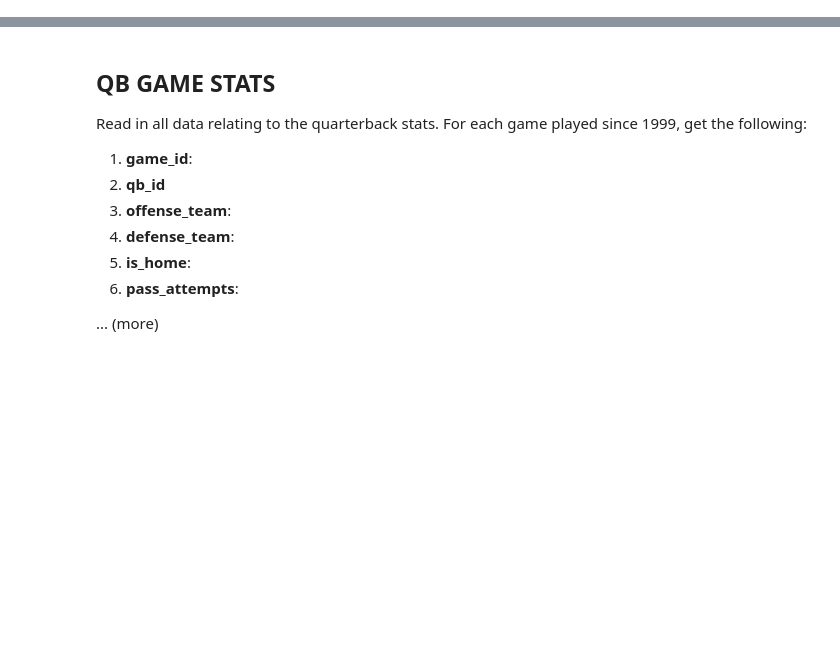
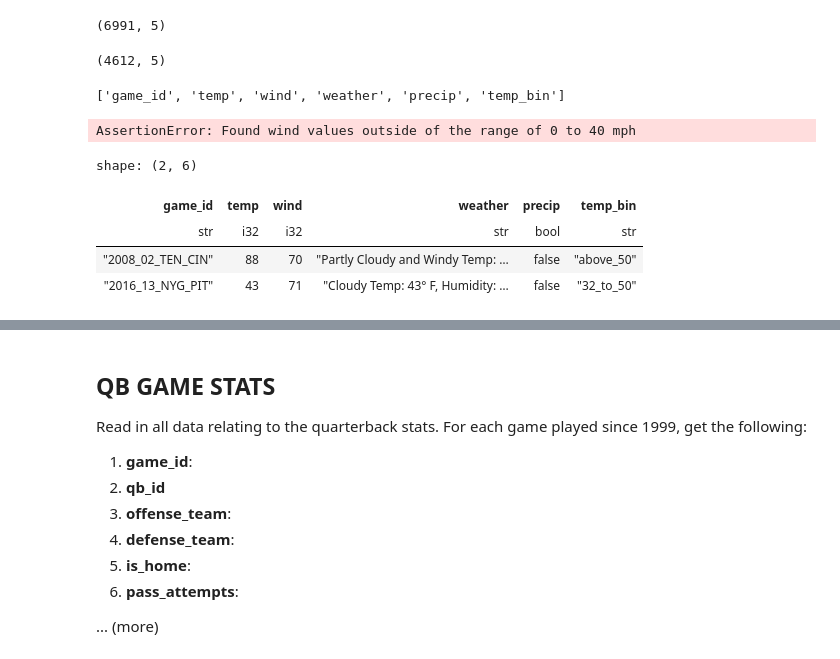
Before and after one commit to jbailey7/ChicagoPassing, a Jupyter notebook: data/data.ipynb, the cells around one changed output, grey strips where cells are left out. Saved outputs shown, nothing was run; the diff lists cells and outputs as text; code cells hidden in the pictures; blank space fills up the shorter version.

```diff
--- a/data/data.ipynb
+++ b/data/data.ipynb
@@ -79,4 +152,9 @@ raw_pbp_data = nfl.load_pbp(range(1999, 2025))
 # %%
+# From the above output, have these precipication incidators
+precip_pattern = (
+    "rain|snow|sleet|drizz|shower|flur|flake|sprinkl|squall|storm"
+)
+
 precip_data = (
     raw_pbp_data
     .select(["game_id", "weather"])
@@ -85,8 +163,7 @@ precip_data = (
         pl.col("weather")
         .cast(pl.Utf8)
         .str.to_lowercase()
-        # look for the following precipitation keywords
-        .str.contains("rain|snow|sleet|shower")
+        .str.contains(precip_pattern)
         .alias("precip")
     )
 )
@@ -138,8 +182,21 @@ Also, I will consider two strategies regarding temperature. First is to treat te
+# %%
+# Quite a few games with no weather data. Dropping for now
+print(weather_data.shape)
+weather_data = weather_data.drop_nulls()
+weather_data.shape
+# %% [output]
+(6991, 5)
+(4612, 5)
 # %%
+# Adding temperature bin columns
 weather_data = weather_data.with_columns(
-    pl.when(pl.col("temp_final") < 0).then("below_0")
-     .when(pl.col("temp_final") < 32).then("0_to_32")
-     .when(pl.col("temp_final") < 50).then("32_to_50")
-     .otherwise("above_50")
+    pl.when(pl.col("temp") < 0).then(pl.lit("below_0"))
+     .when(pl.col("temp") < 32).then(pl.lit("0_to_32"))
+     .when(pl.col("temp") < 50).then(pl.lit("32_to_50"))
+     .otherwise(pl.lit("above_50"))
      .alias("temp_bin")
 )
+# %%
+weather_data.columns
+# %% [output]
+['game_id', 'temp', 'wind', 'weather', 'precip', 'temp_bin']
@@ -145,0 +211,19 @@ weather_data = weather_data.with_columns(
+# %%
+# Checking wind values
+assert (
+    weather_data
+    .filter(~pl.col("wind").is_between(0, 60))
+    .height
+    == 0
+), "Found wind values outside of the range of 0 to 40 mph"
+# %% [output]
+AssertionError: Found wind values outside of the range of 0 to 40 mph
+# %%
+# Investigating outlying high winds
+weather_data.filter(pl.col("wind").is_between(60, 80))
+# %% [output]
+shape: (2, 6)
+| game_id | temp | wind | weather | precip | temp_bin |
+| str | i32 | i32 | str | bool | str |
+| "2008_02_TEN_CIN" | 88 | 70 | "Partly Cloudy and Windy Temp: … | false | "above_50" |
+| "2016_13_NYG_PIT" | 43 | 71 | "Cloudy Temp: 43° F, Humidity: … | false | "32_to_50" |
```
Also changed, not shown: parts of 32 cells of this notebook, 2 other files.
